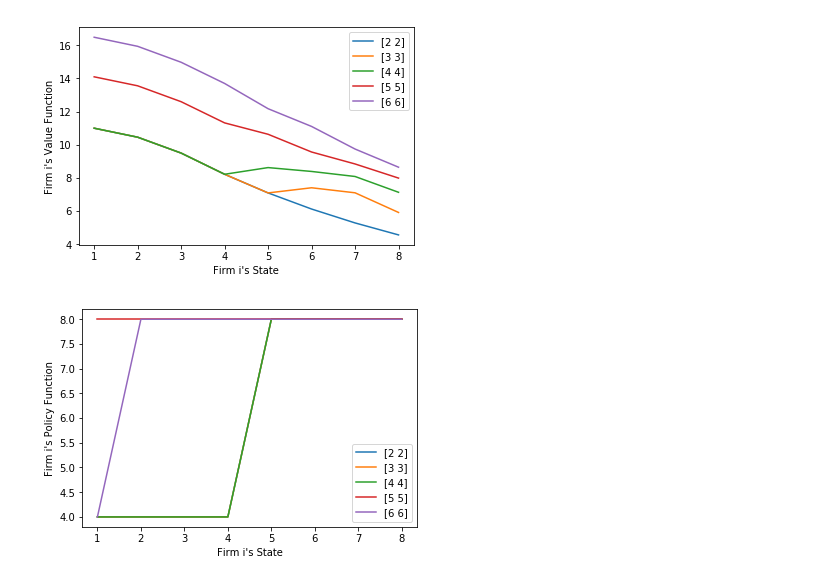
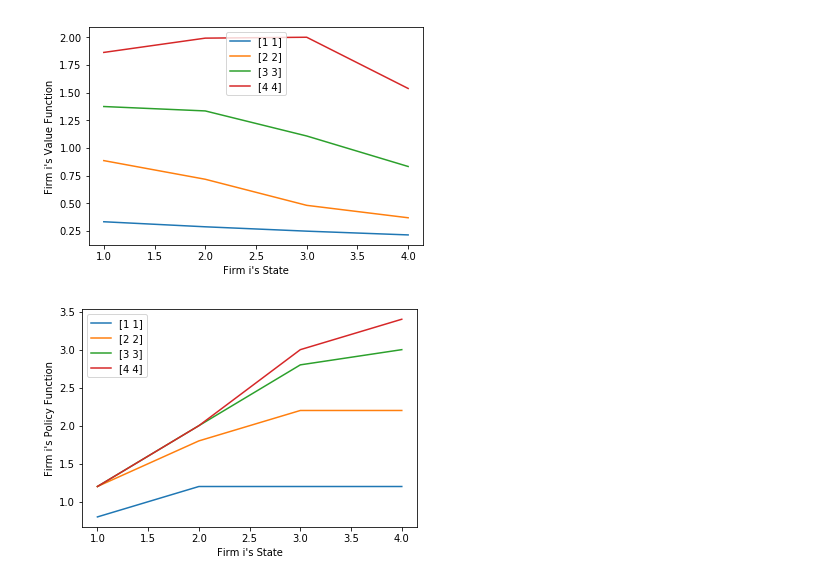
Before and after one commit to ericschulman/tx_milk_2yp, a Jupyter notebook: baseline.ipynb, the cells around one changed output. Saved outputs shown, nothing was run; the diff lists cells and outputs as text; code cells hidden in the pictures.

Commit message:
updated to include new states

```diff
--- a/baseline.ipynb
+++ b/baseline.ipynb
@@ -235,9 +235,9 @@ def graph_functions(function, cross_sections, labels):
             plt.plot( cross.my_states, function[i](cross), label=str(cross.other_states[0]) )
         plt.legend()
 # %%
-bids = np.arange(1,3)*4
+bids = np.arange(1,26)*.20
 n=3
-states = States(n,1,9)
+states = States(n,1,5)
 states.gen_states()
 values = np.concatenate([np.ones(states.get_len()/2),2*np.ones(states.get_len()/2)])
 policy, p_max = create_function(states, values)
@@ -245,10 +245,10 @@ value, policy = markov_perfect_eq(.0001, 200, policy, policy, bids, states, .7,
 # %%
 #make a cross section
 cross_sections = []
-for i in range(1,6):
+for i in range(0,4):
     cross_sections.append(gen_cross(states, [i+1]*(states.n-1) ))
 
 graph_functions( (value,policy),cross_sections,['Value','Policy'])
 # %% [output]
-[figure, old version]
+[figure, new version]
-[figure, old version]
+[figure, new version]
```
